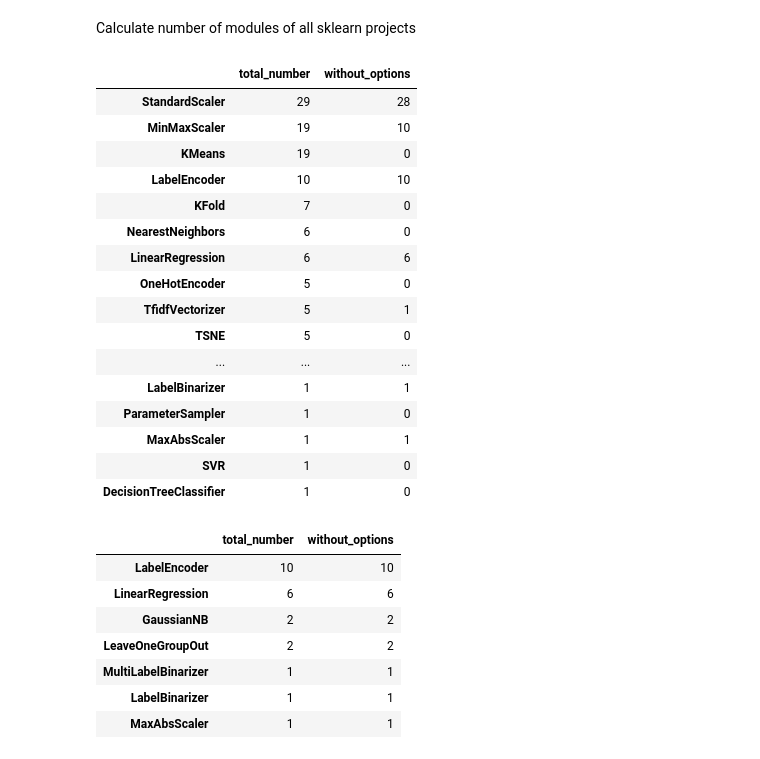
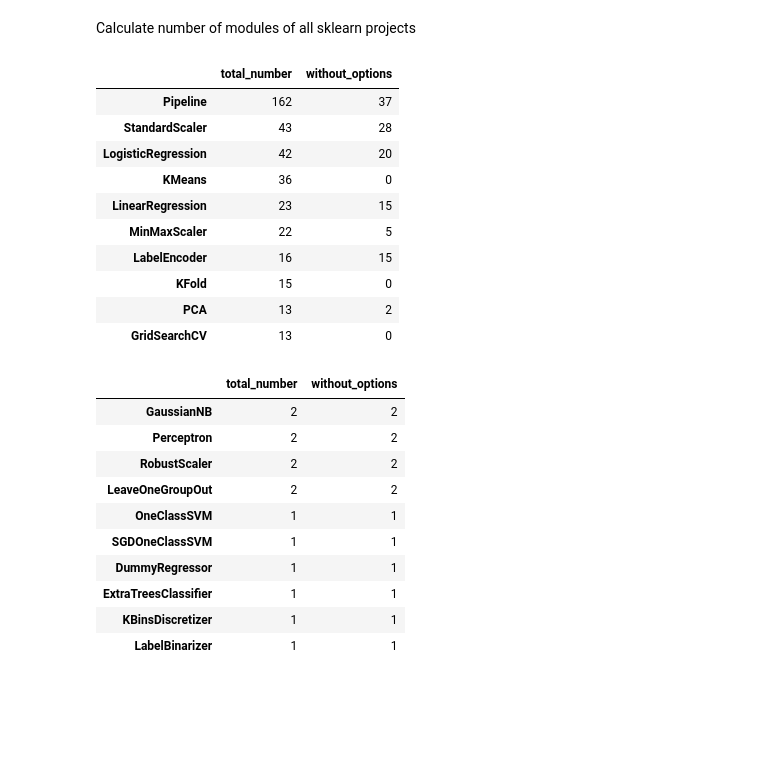
Before and after one commit to AI-4-SE/Exploring-Hyperparameter-Usage-And-Tuning-In-Machine-Learning-Research, a Jupyter notebook: src/module_number.ipynb, the cells around one changed output. Saved outputs shown, nothing was run; the diff lists cells and outputs as text; code cells hidden in the pictures; blank space fills up the shorter version.

```diff
--- a/src/module_number.ipynb
+++ b/src/module_number.ipynb
@@ -4,65 +4,66 @@ import json
 from collections import Counter
 import pandas as pd
 
+SKLEARN_DATA = "../data/sklearn/modules/sklearn_modules.json"
 ALL_SKLEARN_PROJECTS = "statistics/sklearn/statistics/*"
 ALL_TENSORFLOW_PROJECTS = "statistics/tensorflow/statistics/*"
 ALL_PYTORCH_PROJECTS = "statistics/pytorch/statistics/*"
-TEST_PROJECT = "statistics/sklearn/statistics/statistics_100DaysofMLCodeChallenge.json"
+# %%
+with open(SKLEARN_DATA, "r", encoding="utf-8") as sklearn_file:
+    sklearn_data = json.load(sklearn_file)
 # %% [markdown]
 Calculate number of modules of all sklearn projects
 # %%
 all_modules = []
 modules_without_options = []
 
 for project in glob.glob(ALL_SKLEARN_PROJECTS):
     with open(project, "r", encoding="utf-8") as project_file:
         project_data = json.load(project_file)
 
         for file in project_data:
             file_data = project_data[file]
             for module in file_data:
                 module_name = module.split("_")[0]
                 #print("Name:", module_name)
                 all_modules.append(module_name)
                 module_data = file_data[module]
                 #print("Data:", module_data)
                 if not module_data:
                     modules_without_options.append(module_name)
 
 df_all = pd.DataFrame.from_dict(Counter(all_modules), orient="index", columns=["total_number"]).reindex()
 df_without_option = pd.DataFrame.from_dict(Counter(modules_without_options), orient="index", columns=["without_options"]).reindex()
 
 result = df_all.join(df_without_option)
 result["without_options"] = result['without_options'].fillna(0).astype(int)
-result = result.sort_values(by=['total_number'], ascending=False)
-result
+df_total = result.sort_values(by=['total_number'], ascending=False)
+df_total.head(10)
 # %% [output]
 |  | total_number | without_options |
-| StandardScaler | 29 | 28 |
-| MinMaxScaler | 19 | 10 |
-| KMeans | 19 | 0 |
-| LabelEncoder | 10 | 10 |
-| KFold | 7 | 0 |
-| NearestNeighbors | 6 | 0 |
-| LinearRegression | 6 | 6 |
-| OneHotEncoder | 5 | 0 |
-| TfidfVectorizer | 5 | 1 |
-| TSNE | 5 | 0 |
-| ... | ... | ... |
-| LabelBinarizer | 1 | 1 |
-| ParameterSampler | 1 | 0 |
-| MaxAbsScaler | 1 | 1 |
-| SVR | 1 | 0 |
-| DecisionTreeClassifier | 1 | 0 |
+| Pipeline | 162 | 37 |
+| StandardScaler | 43 | 28 |
+| LogisticRegression | 42 | 20 |
+| KMeans | 36 | 0 |
+| LinearRegression | 23 | 15 |
+| MinMaxScaler | 22 | 5 |
+| LabelEncoder | 16 | 15 |
+| KFold | 15 | 0 |
+| PCA | 13 | 2 |
+| GridSearchCV | 13 | 0 |
 # %%
-df = result[result["total_number"] == result["without_options"]]
-df
+df_equal = result[result["total_number"] == result["without_options"]]
+df_equal = df_equal.sort_values(by=['total_number'], ascending=False)
+df_equal
 # %% [output]
 |  | total_number | without_options |
-| LabelEncoder | 10 | 10 |
-| LinearRegression | 6 | 6 |
 | GaussianNB | 2 | 2 |
+| Perceptron | 2 | 2 |
+| RobustScaler | 2 | 2 |
 | LeaveOneGroupOut | 2 | 2 |
-| MultiLabelBinarizer | 1 | 1 |
+| OneClassSVM | 1 | 1 |
+| SGDOneClassSVM | 1 | 1 |
+| DummyRegressor | 1 | 1 |
+| ExtraTreesClassifier | 1 | 1 |
+| KBinsDiscretizer | 1 | 1 |
 | LabelBinarizer | 1 | 1 |
-| MaxAbsScaler | 1 | 1 |
```
Also changed, not shown: parts of 2 cells of this notebook, 7 other files.
